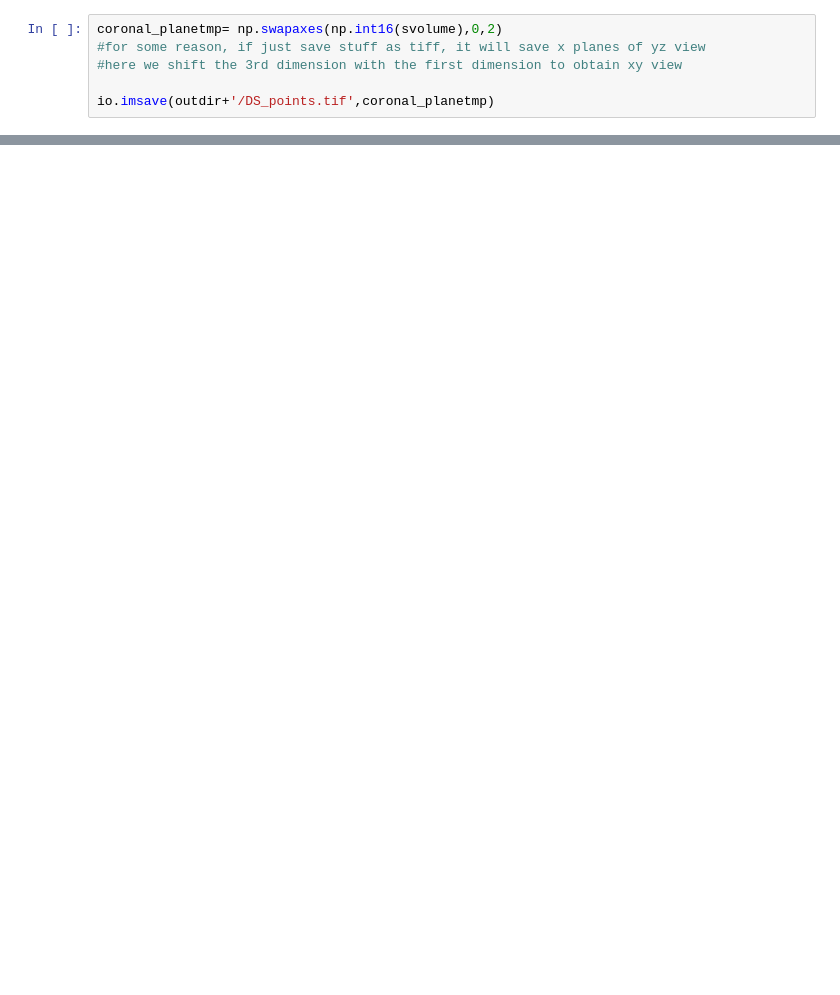
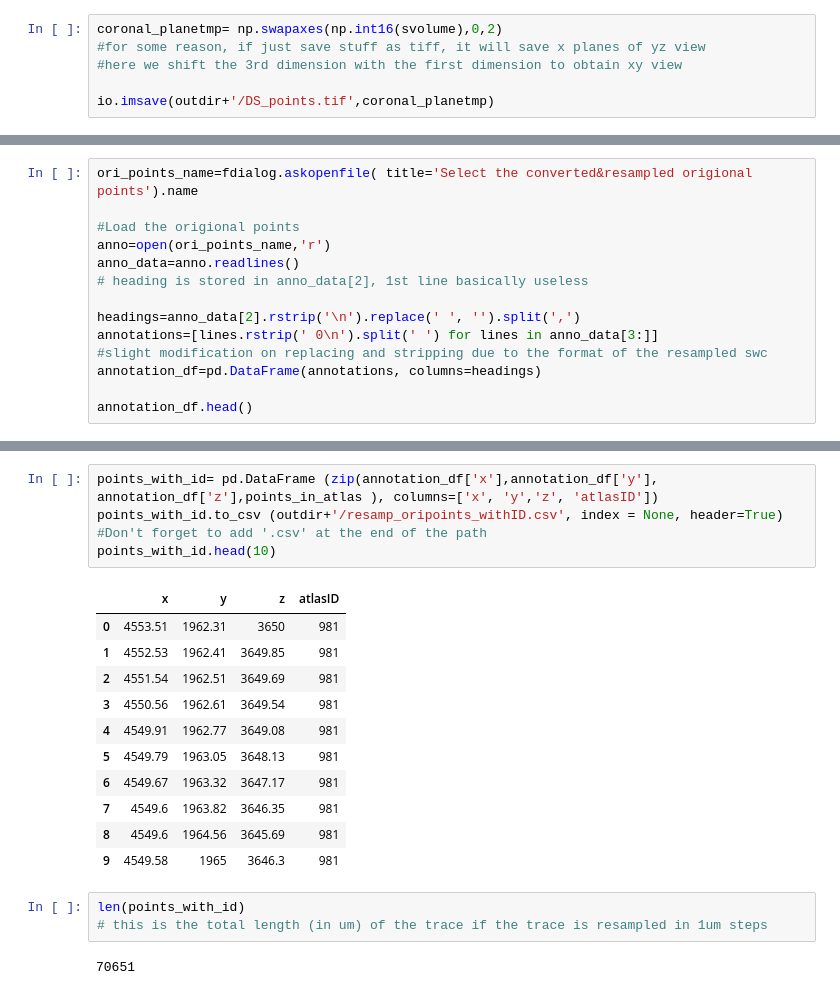
Before and after one commit to YANQI-LIU/Image_Registration, a Jupyter notebook: GetLocationsOfAnnotation.ipynb, the cells around one changed output, grey strips where cells are left out. Saved outputs shown, nothing was run; the diff lists cells and outputs as text; blank space fills up the shorter version.

```diff
--- a/GetLocationsOfAnnotation.ipynb
+++ b/GetLocationsOfAnnotation.ipynb
@@ -229,0 +260,14 @@ io.imsave(outdir+'/DS_points.tif',coronal_planetmp)
+# %%
+ori_points_name=fdialog.askopenfile( title='Select the converted&resampled origional points').name
+
+#Load the origional points
+anno=open(ori_points_name,'r')
+anno_data=anno.readlines()
+# heading is stored in anno_data[2], 1st line basically useless
+
+headings=anno_data[2].rstrip('\n').replace(' ', '').split(',')
+annotations=[lines.rstrip(' 0\n').split(' ') for lines in anno_data[3:]]
+#slight modification on replacing and stripping due to the format of the resampled swc
+annotation_df=pd.DataFrame(annotations, columns=headings)
+
+annotation_df.head()
@@ -229,0 +281,21 @@ io.imsave(outdir+'/DS_points.tif',coronal_planetmp)
+# %%
+points_with_id= pd.DataFrame (zip(annotation_df['x'],annotation_df['y'], annotation_df['z'],points_in_atlas ), columns=['x', 'y','z', 'atlasID'])
+points_with_id.to_csv (outdir+'/resamp_oripoints_withID.csv', index = None, header=True) #Don't forget to add '.csv' at the end of the path
+points_with_id.head(10)
+# %% [output]
+|  | x | y | z | atlasID |
+| 0 | 4553.51 | 1962.31 | 3650 | 981 |
+| 1 | 4552.53 | 1962.41 | 3649.85 | 981 |
+| 2 | 4551.54 | 1962.51 | 3649.69 | 981 |
+| 3 | 4550.56 | 1962.61 | 3649.54 | 981 |
+| 4 | 4549.91 | 1962.77 | 3649.08 | 981 |
+| 5 | 4549.79 | 1963.05 | 3648.13 | 981 |
+| 6 | 4549.67 | 1963.32 | 3647.17 | 981 |
+| 7 | 4549.6 | 1963.82 | 3646.35 | 981 |
+| 8 | 4549.6 | 1964.56 | 3645.69 | 981 |
+| 9 | 4549.58 | 1965 | 3646.3 | 981 |
+# %%
+len(points_with_id)
+# this is the total length (in um) of the trace if the trace is resampled in 1um steps
+# %% [output]
+70651
```
Also changed, not shown: parts of 16 cells of this notebook, 4 other files.
